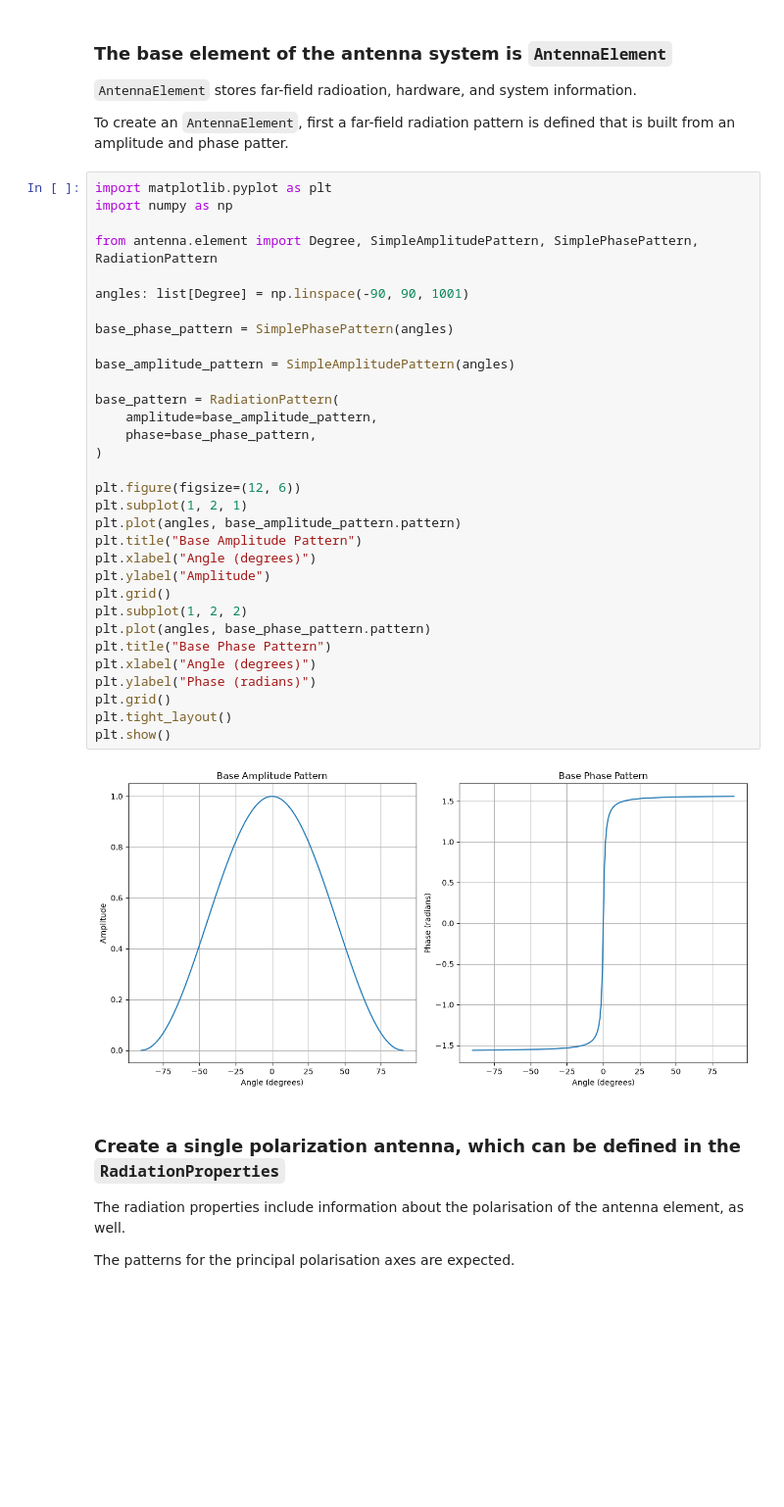
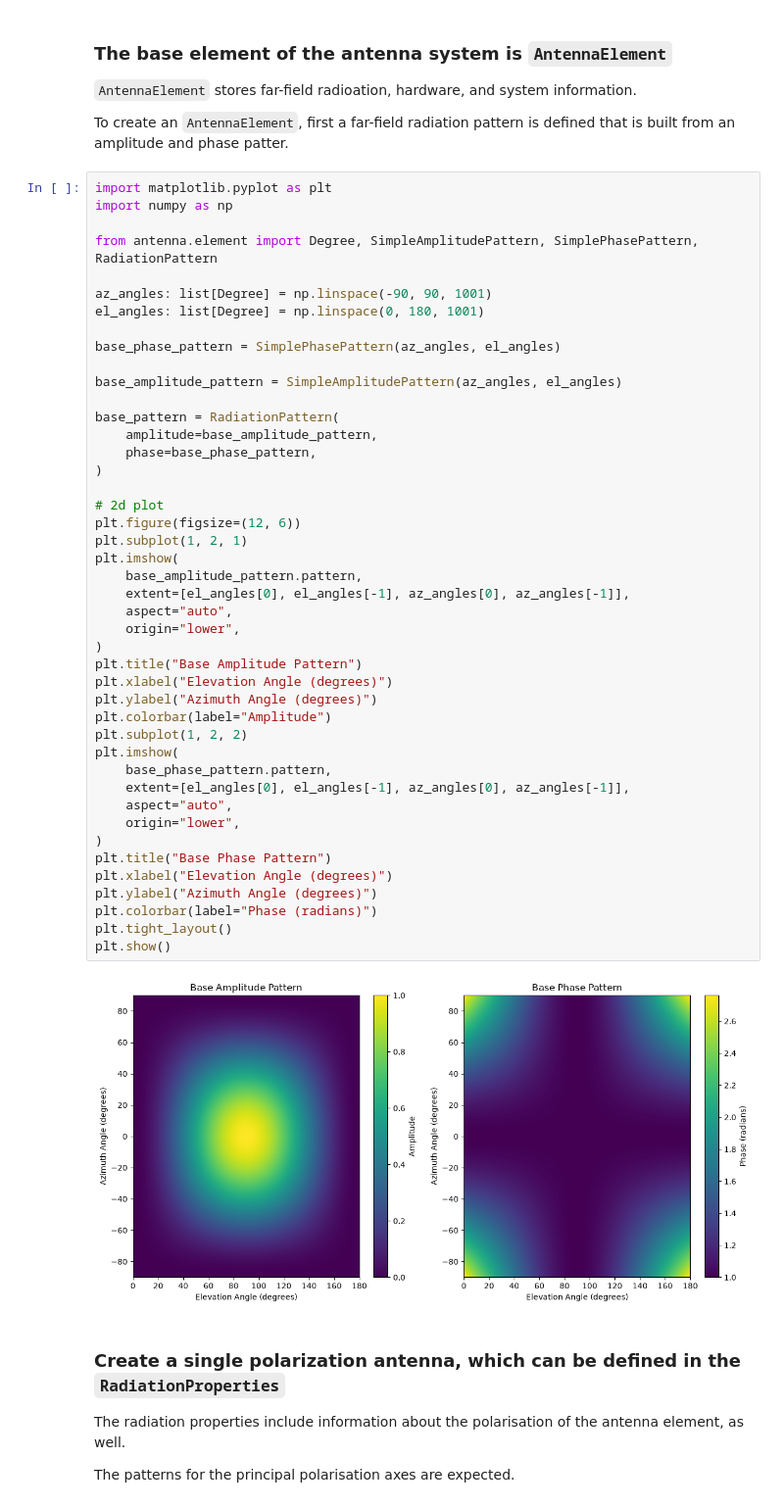
Before and after one commit to aimotive/asam-osi-hfss, a Jupyter notebook: notebooks/antenna/antenna_element.ipynb, the cells around one changed output. Shown at 98% size. Saved outputs shown, nothing was run; the diff lists cells and outputs as text; blank space fills up the shorter version.

Commit message:
feat: add 3d simple antenna data

```diff
--- a/notebooks/antenna/antenna_element.ipynb
+++ b/notebooks/antenna/antenna_element.ipynb
@@ -7,37 +7,49 @@ To create an `AntennaElement`, first a far-field radiation pattern is defined th
 # %%
 import matplotlib.pyplot as plt
 import numpy as np
 
 from antenna.element import Degree, SimpleAmplitudePattern, SimplePhasePattern, RadiationPattern
 
-angles: list[Degree] = np.linspace(-90, 90, 1001)
+az_angles: list[Degree] = np.linspace(-90, 90, 1001)
+el_angles: list[Degree] = np.linspace(0, 180, 1001)
 
-base_phase_pattern = SimplePhasePattern(angles)
+base_phase_pattern = SimplePhasePattern(az_angles, el_angles)
 
-base_amplitude_pattern = SimpleAmplitudePattern(angles)
+base_amplitude_pattern = SimpleAmplitudePattern(az_angles, el_angles)
 
 base_pattern = RadiationPattern(
     amplitude=base_amplitude_pattern,
     phase=base_phase_pattern,
 )
 
+# 2d plot
 plt.figure(figsize=(12, 6))
 plt.subplot(1, 2, 1)
-plt.plot(angles, base_amplitude_pattern.pattern)
+plt.imshow(
+    base_amplitude_pattern.pattern,
+    extent=[el_angles[0], el_angles[-1], az_angles[0], az_angles[-1]],
+    aspect="auto",
+    origin="lower",
+)
 plt.title("Base Amplitude Pattern")
-plt.xlabel("Angle (degrees)")
-plt.ylabel("Amplitude")
-plt.grid()
+plt.xlabel("Elevation Angle (degrees)")
+plt.ylabel("Azimuth Angle (degrees)")
+plt.colorbar(label="Amplitude")
 plt.subplot(1, 2, 2)
-plt.plot(angles, base_phase_pattern.pattern)
+plt.imshow(
+    base_phase_pattern.pattern,
+    extent=[el_angles[0], el_angles[-1], az_angles[0], az_angles[-1]],
+    aspect="auto",
+    origin="lower",
+)
 plt.title("Base Phase Pattern")
-plt.xlabel("Angle (degrees)")
-plt.ylabel("Phase (radians)")
-plt.grid()
+plt.xlabel("Elevation Angle (degrees)")
+plt.ylabel("Azimuth Angle (degrees)")
+plt.colorbar(label="Phase (radians)")
 plt.tight_layout()
 plt.show()
 # %% [output]
-[figure, old version]
+[figure, new version]
 # %% [markdown]
 ### Create a single polarization antenna, which can be defined in the `RadiationProperties`
 
```
Also changed, not shown: parts of 2 cells of this notebook, 1 other file.
